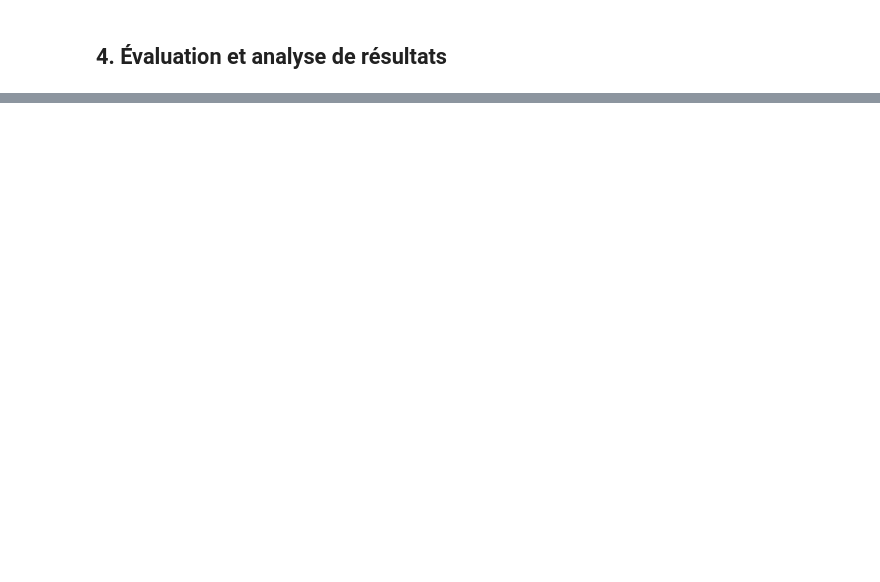
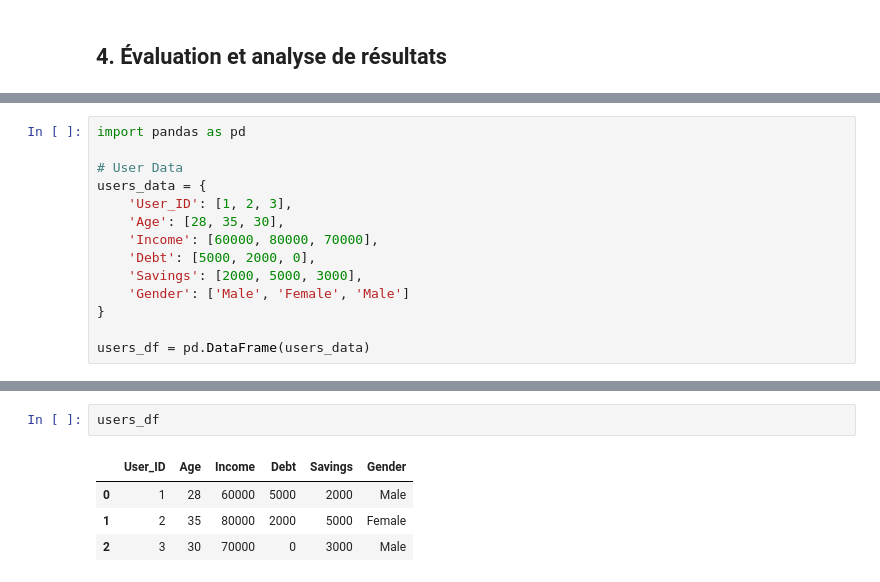
Before and after one commit to KOBeerose/Academic-Projects, a Jupyter notebook: Artificial Neural Networks/Laval/transformer.ipynb, the cells around one changed output, grey strips where cells are left out. Drawn from its saved outputs; the diff is of its cells as text; blank space fills up the shorter version.

```diff
--- a/Artificial Neural Networks/Laval/transformer.ipynb
+++ b/Artificial Neural Networks/Laval/transformer.ipynb
@@ -99,0 +119,14 @@ print(classification_report(true_labels, predictions))
+# %%
+import pandas as pd
+
+# User Data
+users_data = {
+    'User_ID': [1, 2, 3],
+    'Age': [28, 35, 30],
+    'Income': [60000, 80000, 70000],
+    'Debt': [5000, 2000, 0],
+    'Savings': [2000, 5000, 3000],
+    'Gender': ['Male', 'Female', 'Male']
+}
+
+users_df = pd.DataFrame(users_data)
@@ -99,0 +161,7 @@ print(classification_report(true_labels, predictions))
+# %%
+users_df
+# %% [output]
+|  | User_ID | Age | Income | Debt | Savings | Gender |
+| 0 | 1 | 28 | 60000 | 5000 | 2000 | Male |
+| 1 | 2 | 35 | 80000 | 2000 | 5000 | Female |
+| 2 | 3 | 30 | 70000 | 0 | 3000 | Male |
```
Also changed, not shown: parts of 11 cells of this notebook, 3 other files.
